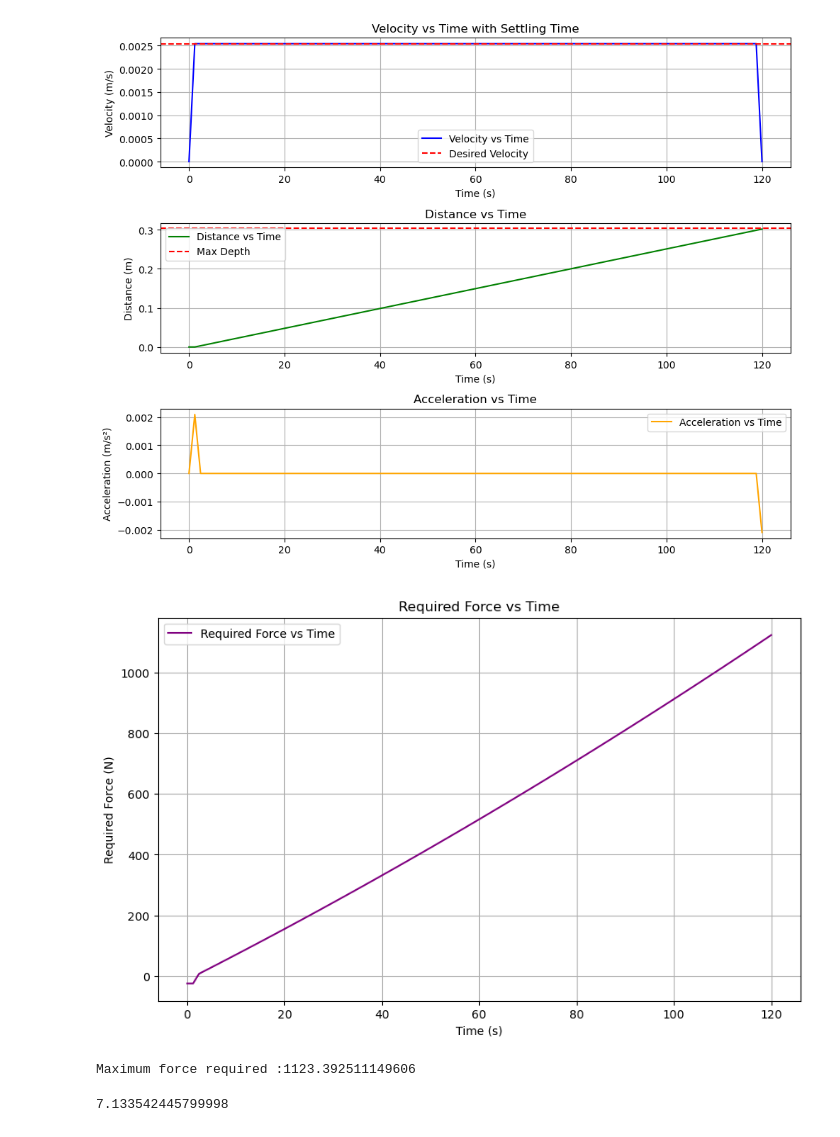
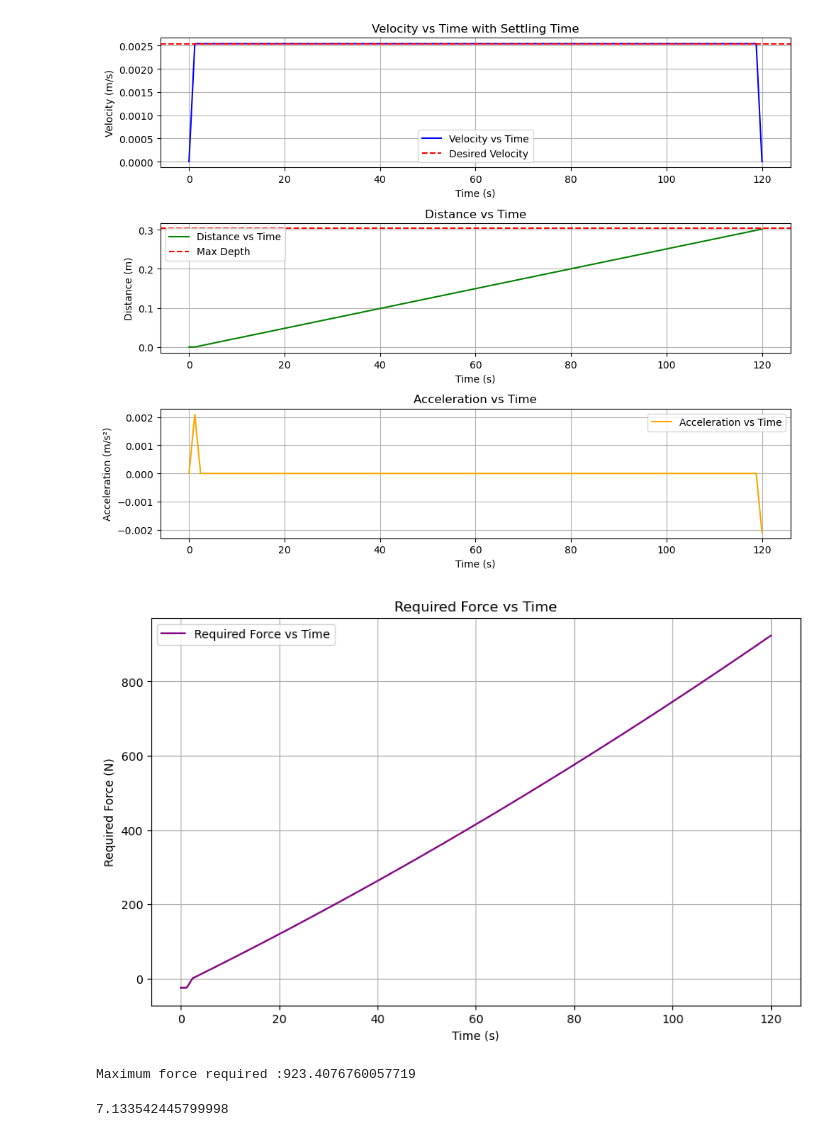
Before and after one commit to lokichubs/TerraProbe, a Jupyter notebook: Modeling Work/prelim_phys_model.ipynb, the cells around one changed output. Cells and saved outputs as stored; diff of their text form; code cells hidden in the pictures.

```diff
--- a/Modeling Work/prelim_phys_model.ipynb
+++ b/Modeling Work/prelim_phys_model.ipynb
@@ -104,7 +104,7 @@ W = M*g     #Weight of robot
 # %%
 ## Soil Parameters (assume medium cohesive soil)
 gamma = 15e3    #Unit wight of soil (N/m^3)
-c= 25e3         #Effective cohesion of soil (Pa)  (65 psf) -Clayey soils
+c= 20e3         #Effective cohesion of soil (Pa)  (65 psf) -Clayey soils
 phi = 30        #Friction angle of soil (deg)
 rho = 1300      #Density of soil (kg/m^3)
 
@@ -119,35 +119,35 @@ df['F_friction_o (N)'] = (1/2)*df['A_s (m^2)']*np.tan(phi_rad)*(gamma*K_p*df['z
 #Friction_i is the friction on the inner walls  (acts downwards
 df['F_friction_i (N)'] = 0 #(-1/2)*df['A_s_i (m^2)']*np.tan(phi_rad)*(gamma*K_a*df['z (m)'] - 2*c*np.sqrt(K_p))
 
 
 # Soil static force acting at chamfer at bottom
 df['F_soil_static (N)'] = np.where(
     df['z (m)'] > 0,
     1/2 * A_slant *np.sin(theta_c_rad)*(gamma * K_p * (2 * df['z (m)'] + del_z) + 4 * c * np.sqrt(K_p)),
     0
 )
 
 # Required input force calculation
 df['F_input (N)'] = (M+rho*A_i*df['z (m)'])*(df['z_ddot (m/s²)'] - g)+ df['F_soil_static (N)'] + df['F_friction_o (N)'] - df['F_friction_i (N)']
 df['F_input (N)'] = df['F_input (N)']/2
 
 
 # Plotting
 plt.figure(figsize=(10, 6))
 
 # Plot Required Force vs Time
 plt.plot(df['t (s)'], df['F_input (N)'], label='Required Force vs Time', color='purple')
 plt.title('Required Force vs Time')
 plt.xlabel('Time (s)')
 plt.ylabel('Required Force (N)')
 plt.grid()
 plt.legend()
 plt.show()
 
 print(f"Maximum force required :{np.max(df['F_input (N)'])}")
 # %% [output]
-[figure, old version]
+[figure, new version]
-Maximum force required :1123.392511149606
+Maximum force required :923.4076760057719
 # %%
 ##Gear Design
 r_driver = 1 * 0.0254
```
Also changed, not shown: 2 other files.
